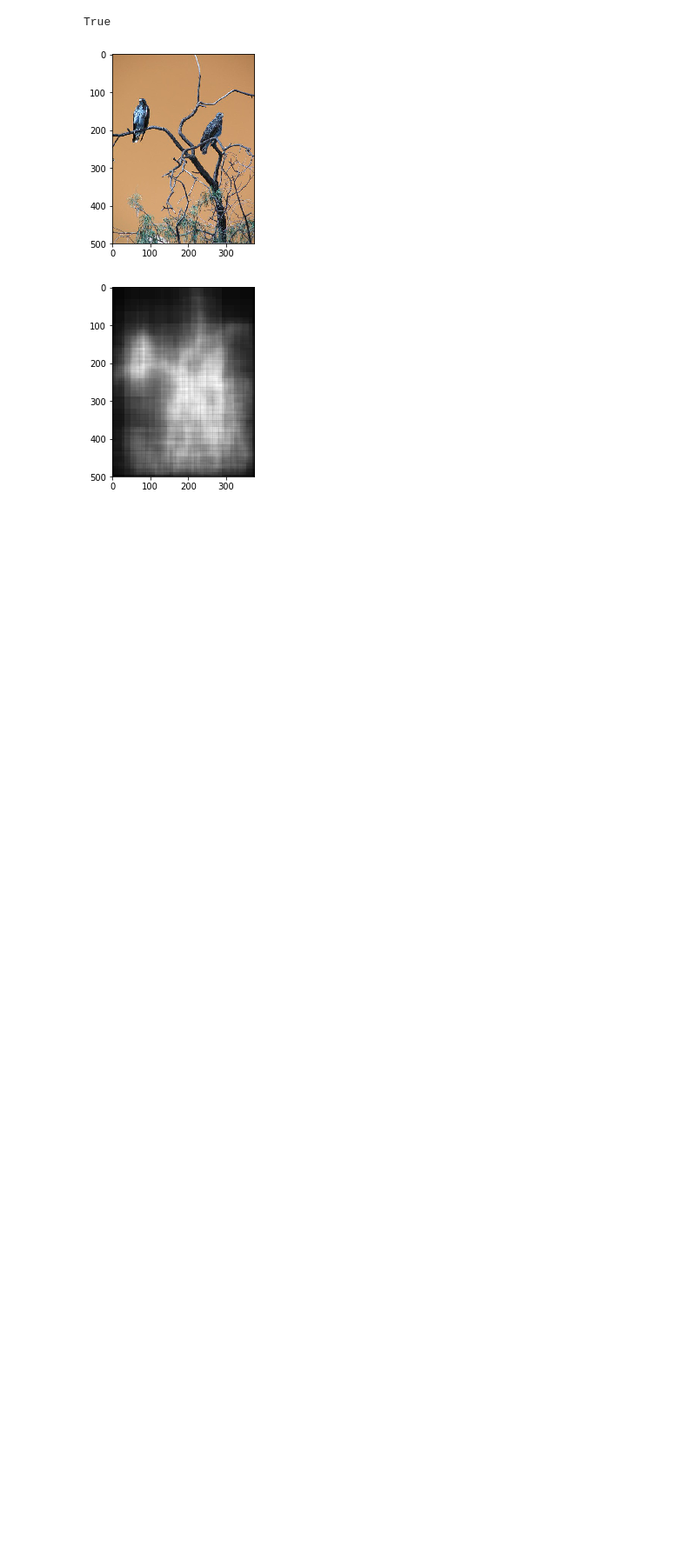
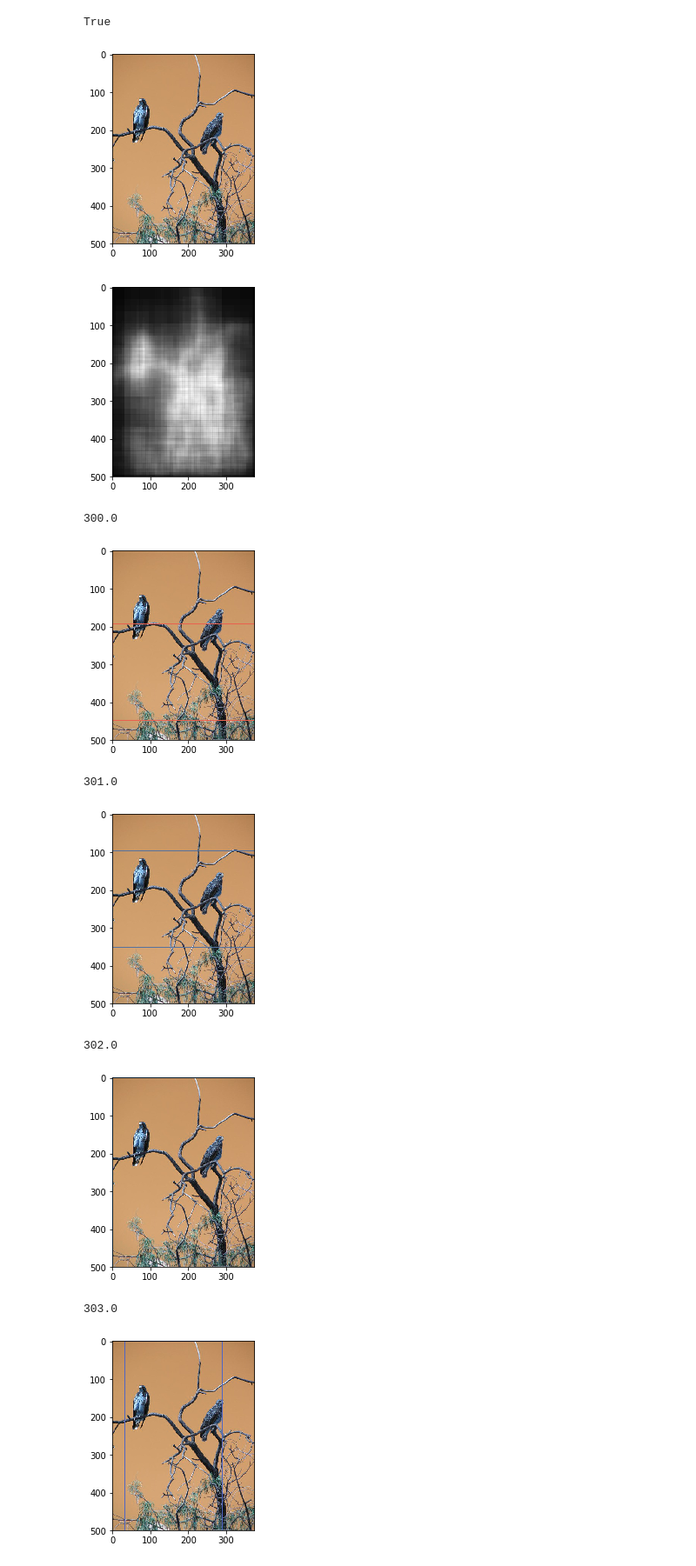
Before and after one commit to pkhdipraja/pybing, a Jupyter notebook: testbing_nb.ipynb, the cells around one changed output. Shown: that part at 87% size. Saved outputs shown, nothing was run; the diff lists cells and outputs as text; code cells hidden in the pictures; blank space fills up the shorter version.

```diff
--- a/testbing_nb.ipynb
+++ b/testbing_nb.ipynb
@@ -33,3 +40,54 @@ plt.imshow(after)
 plt.show()
 # %% [output]
 [figure]
+# %%
+# UPDATE: It seems that on newer version OpenCV, it is possible to use BING objectness directly in Python without needing a wrapper
+model_path = 'build/ObjectnessTrainedModel'
+
+def combine_bb_score(img, model_path, base_window_size_quantization=2, window_size=8, non_maximal_supress_size=2):
+    # initialize OpenCV's objectness saliency detector and set the path
+    # to the input model files
+    saliency = cv.saliency.ObjectnessBING_create()
+    saliency.setTrainingPath(model_path)
+    saliency.setBase(base_window_size_quantization)
+    saliency.setW(window_size)
+    saliency.setNSS(non_maximal_supress_size)
+
+    # compute the bounding box predictions used to indicate saliency
+    (success, saliencyMap) = saliency.computeSaliency(img)
+
+    objectnessScore = saliency.getobjectnessValues() # lower is better
+    assert (saliencyMap.shape[0] == objectnessScore.shape[0]), "Saliency map is not equal to Objectness score..Something wrong"
+    saliencyMap = saliencyMap.reshape(-1, 4)
+    bb_score = np.column_stack((saliencyMap, objectnessScore))
+    return bb_score
+# %%
+bb_score = combine_bb_score(img, model_path)
+numDetections = bb_score.shape[0]
+maxDetections = 5  # The number of bounding boxes we want to produce
+
+# loop over the detections to produce individual bounding boxes (ordered from objectness score)
+for i in range(0, min(numDetections, maxDetections)):
+    # extract the bounding box coordinates
+    (startX, startY, endX, endY) = [int(a) for a in bb_score[i][:4]]
+    score = bb_score[i][-1]
+    print(score) # lower is better
+
+    # randomly generate a color for the object and draw it on the image
+    output = img.copy()
+    color = np.random.randint(0, 255, size=(3,))
+    color = [int(c) for c in color]
+    cv.rectangle(output, (startX, startY), (endX, endY), color, 2)
+
+    # show the output image
+    plt.imshow(output)
+    plt.show()
+# %% [output]
+300.0
+[figure, added]
+301.0
+[figure, added]
+302.0
+[figure, added]
+303.0
+[figure, added]
```
Also changed, not shown: parts of 2 cells of this notebook.
